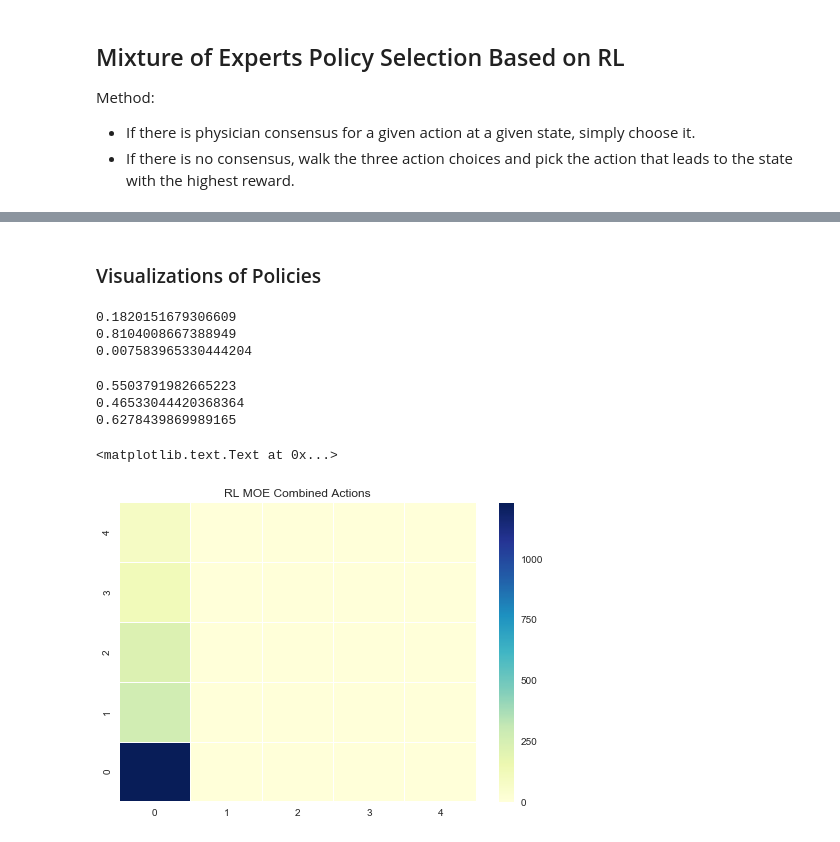
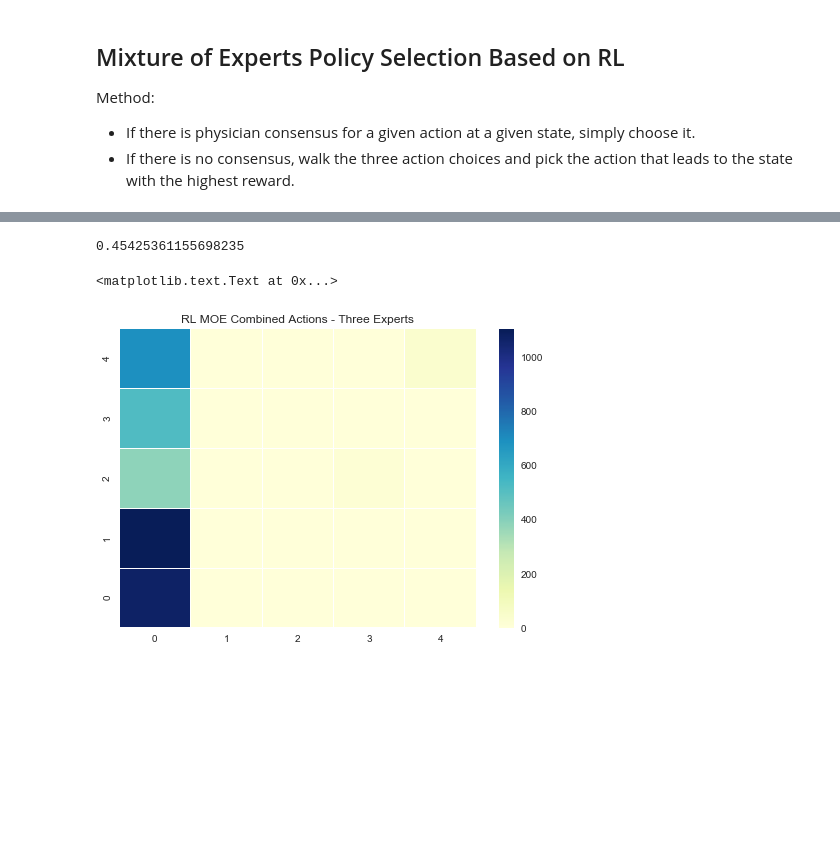
Before and after one commit to wihl/cs282-f17-xuefeng-yi-david, a Jupyter notebook: code/MOE/writeup.ipynb, the cells around one changed output, grey strips where cells are left out. Cells and saved outputs as stored; diff of their text form; code cells hidden in the pictures; blank space fills up the shorter version.

```diff
--- a/code/MOE/writeup.ipynb
+++ b/code/MOE/writeup.ipynb
@@ -69,26 +79,48 @@ test_set = pd.concat([test_set,test_dqn_policy],axis=1)
+# %%
+# Map actions to a single value in [0..24]
+action_map = {}
+count = 0
+for iv in range(5):
+    for vaso in range(5):
+        action_map[(vaso,iv)] = count
+        count += 1
+
+def label_action(row):
+    return action_map[(row['vaso_input'],int(row['iv_input']))]
+
+train_set['phy_action'] = train_set.apply(lambda row: label_action(row),axis=1)
+test_set['phy_action'] = test_set.apply(lambda row: label_action(row),axis=1)
 # %% [markdown]
 ### Simple Exploratory Data Analysis
 # %%
 # Get baseline mortality
+#mortality_90d
 episodes = test_set.groupby('icustayid')
 n_died = 0
+n_died2 = 0
 n_episodes = 0
 for name, transitions in episodes:
     n_episodes += 1
     rewards = transitions['reward'].tolist()
+    n_died2 += transitions['mortality_90d'].tolist()[0]
     if rewards[-1] < 0:
         n_died += 1
 
 print ("Testing Set Baseline mortality: {0:.1%}".format(n_died / n_episodes))
+print ("Testing Set 90 day mortality: {0:.1%}".format(n_died2/n_episodes))
 
 episodes = train_set.groupby('icustayid')
 n_died = 0
+n_died2
 n_episodes = 0
 for name, transitions in episodes:
     n_episodes += 1
     rewards = transitions['reward'].tolist()
+    n_died2 += transitions['mortality_90d'].tolist()[0]
+
     if rewards[-1] < 0:
         n_died += 1
 
 print ("Training Set Baseline mortality: {0:.1%}".format(n_died / n_episodes))
+print ("Training Set 90 day mortality: {0:.1%}".format(n_died2/n_episodes))
 # %% [output]
@@ -196,7 +247,7 @@ the state with the highest reward.
 # %%
 max_depth = 20
 min_freq = 10
-max_episodes = 500 # saving processing time to not report on all test episodes
+max_episodes = 200 # saving processing time to not report on all test episodes
 stats_same_actions = np.zeros((len(experts),len(experts)))
 stats_action_chosen = Counter()
 # %%
@@ -240,12 +291,14 @@ def perform_best_action(state,experts):
     else:
         return None, None, None
 # %%
+# Three experts
+
 test_episodes = test_set.groupby('icustayid')
 
 print ("|Physician Consensus | Mortality | Phy Consensus Occurred |")
 print ("|:---|---|---:|")
-
-for physician_consensus in [0.57,0.58,0.59]:#[0.3,0.4,0.5,0.6,0.7]:
+action_count25 = np.zeros((n_actions))
+for physician_consensus in [0.1,0.2,0.25,0.3]:#,0.4,0.5,0.6,0.7]:
     global dqn_action_counts, phy_action_counts
     n_died = 0
     n_episodes = 0
@@ -290,6 +343,8 @@ for physician_consensus in [0.57,0.58,0.59]:#[0.3,0.4,0.5,0.6,0.7]:
                 break
             else:
                 action_counts[action] +=1
+                if physician_consensus == 0.25:
+                    action_count25[action] += 1
                 episode_reward += reward
     print ("| {0:.0%} ".format(physician_consensus), end="")
     print ("| {0:.1%} ".format(n_died / n_episodes), end="")
@@ -326,26 +373,11 @@ for physician_consensus in [0.57,0.58,0.59]:#[0.3,0.4,0.5,0.6,0.7]:
-# %% [markdown]
-### Visualizations of Policies
-# %%
-s = 336 + 1496 + 14
-print (336/ s)
-print (1496 / s)
-print (14/s)
-# %% [output]
-0.1820151679306609
-0.8104008667388949
-0.007583965330444204
-# %%
-print (1016 / 1846)
-print (859/1846)
-print (1159/1846)
-# %% [output]
-0.5503791982665223
-0.46533044420368364
-0.6278439869989165
+# %%
+1415 / (2885 + 128 + 102)
+# %% [output]
+0.45425361155698235
 # %%
-ax = sns.heatmap(action_counts.reshape(5,5), linewidths=.01, cmap="YlGnBu")
+ax = sns.heatmap(action_count25.reshape(5,5), linewidths=.01, cmap="YlGnBu")
 ax.invert_yaxis()
-ax.set_title('RL MOE Combined Actions')
+ax.set_title('RL MOE Combined Actions - Three Experts')
 # %% [output]
 <matplotlib.text.Text at 0x...>
-[figure, old version]
+[figure, new version]
```
Also changed, not shown: parts of 33 cells of this notebook, 4 other files.
